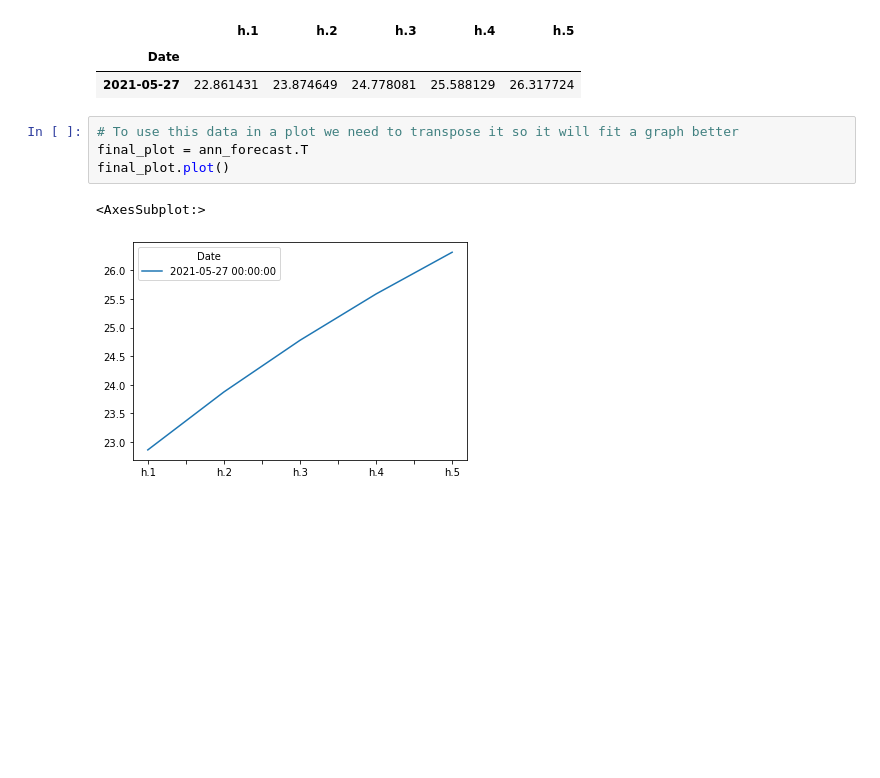
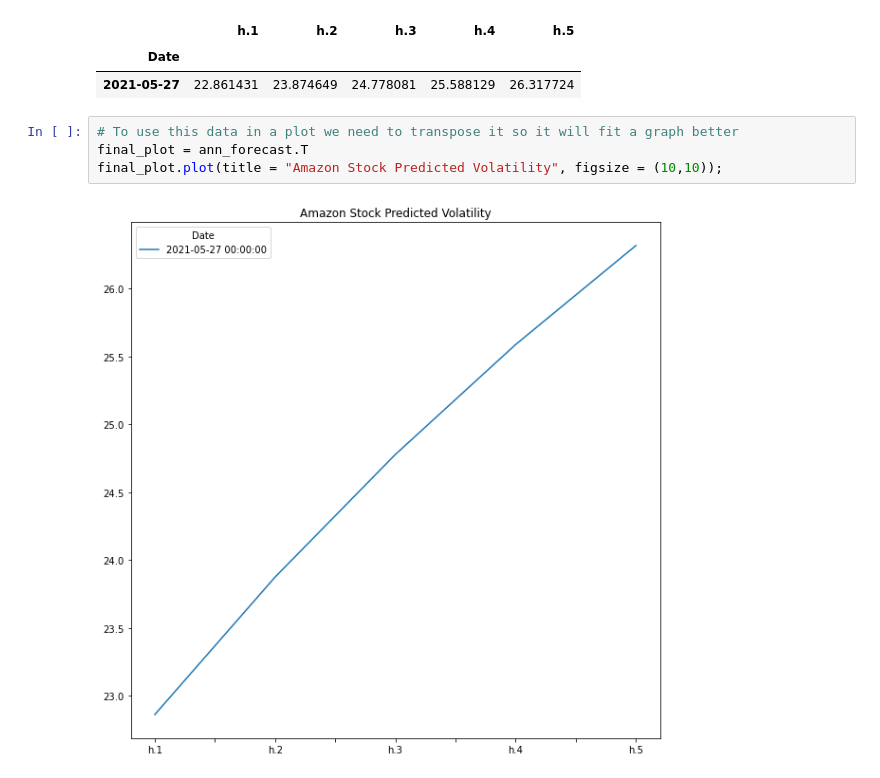
Before and after one commit to justinm329/Time-Series-Blog, a Jupyter notebook: Time_series_explained.ipynb, the cells around one changed output. Saved outputs shown, nothing was run; the diff lists cells and outputs as text; blank space fills up the shorter version.

```diff
--- a/Time_series_explained.ipynb
+++ b/Time_series_explained.ipynb
@@ -408,7 +393,6 @@ ann_forecast
 # %%
 # To use this data in a plot we need to transpose it so it will fit a graph better
 final_plot = ann_forecast.T
-final_plot.plot()
+final_plot.plot(title = "Amazon Stock Predicted Volatility", figsize = (10,10));
 # %% [output]
-<AxesSubplot:>
-[figure, old version]
+[figure, new version]
```
Also changed, not shown: parts of 12 cells of this notebook, 1 other file.
